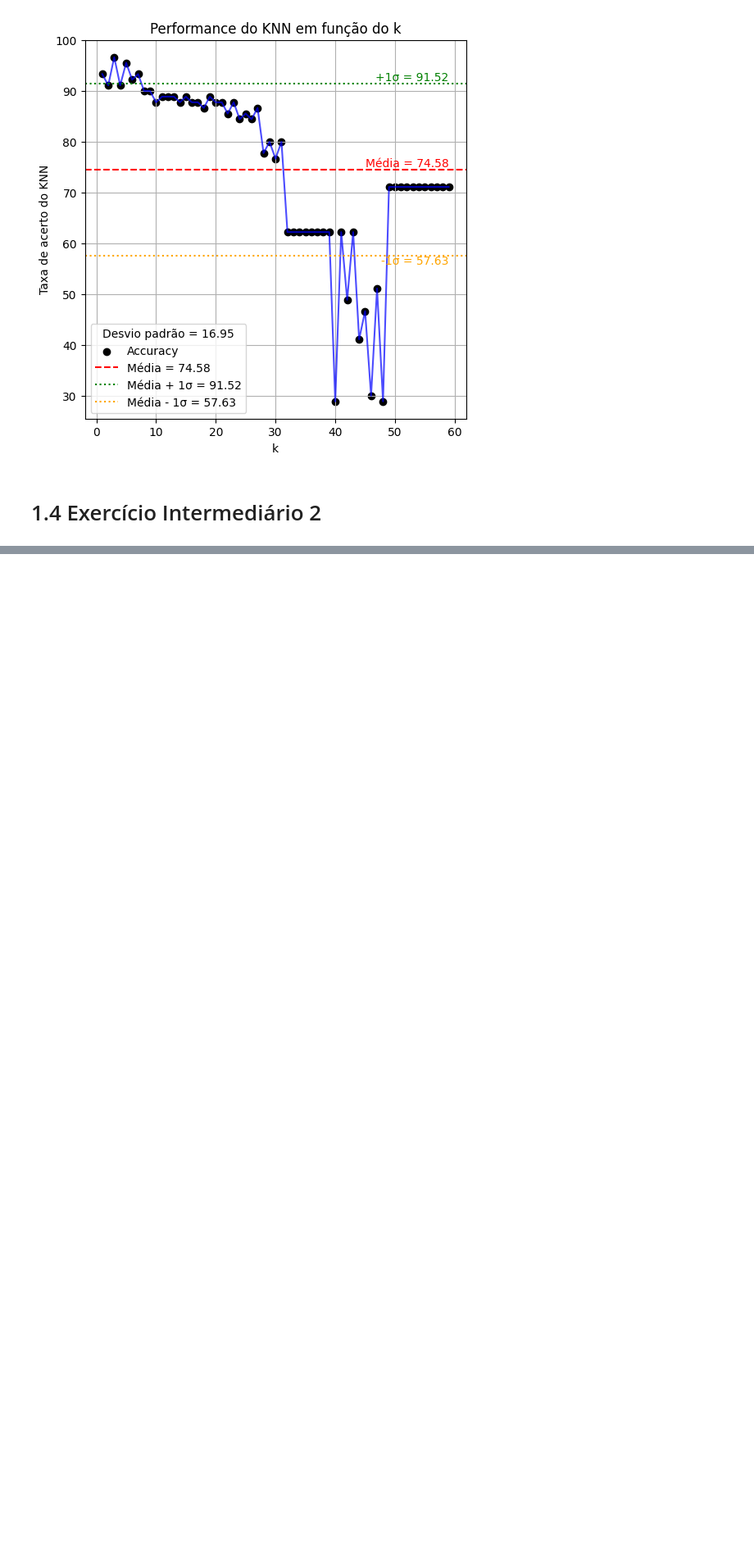
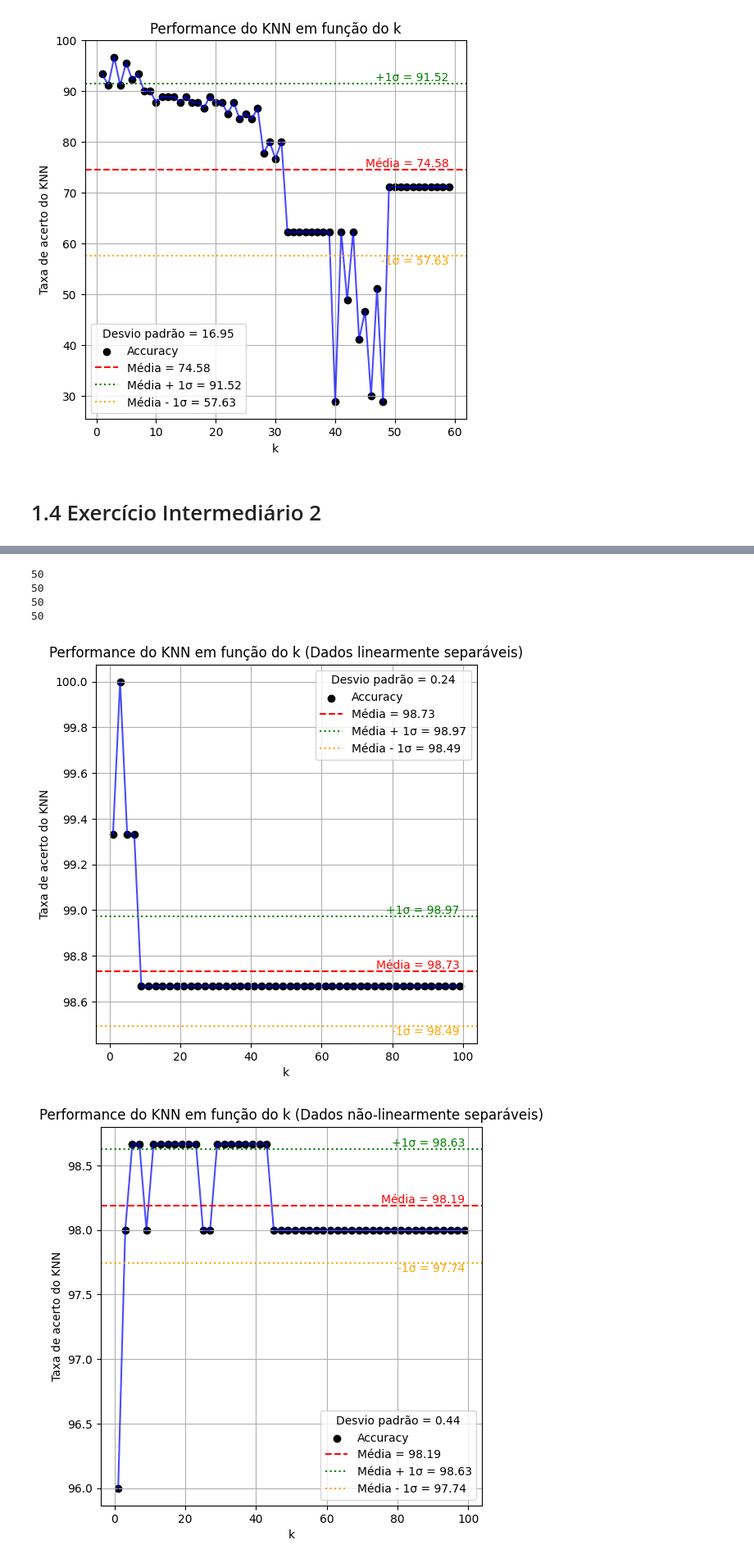
Before and after one commit to gvcf20/IRP, a Jupyter notebook: python/KNN/KNN_Ponderado.ipynb, the cells around one changed output, grey strips where cells are left out. Shown at 82% size. Drawn from its saved outputs; the diff is of its cells as text; code cells hidden in the pictures; blank space fills up the shorter version.

Commit message:
Atividade sobre o KNN ponderado finalizada

```diff
--- a/python/KNN/KNN_Ponderado.ipynb
+++ b/python/KNN/KNN_Ponderado.ipynb
@@ -228,0 +360,48 @@ k = 59 → Accuracy = 71.11
+# %%
+def plot_knn_ponderado(X_train, y_train, X_test,y_test, k, linear = True):
+    xgrid = range(1,100,2)
+
+    accuracy = []
+    for k in xgrid:
+
+        Q, y_pred = knn_ponderado(X_train, y_train, X_test, k)
+        blues, reds = get_labels(Q, y_pred)
+        acc = accuracy_percentage(y_pred, y_test)
+        accuracy.append(acc)
+
+        # print(f'k = {k} → Accuracy = {round(acc,2)}')
+
+    mean = np.mean(accuracy)
+    std = np.std(accuracy)
+
+    plt.figure(figsize=(6,6))
+    plt.scatter(xgrid, accuracy, color='black', marker='o', label="Accuracy")
+    plt.plot(xgrid, accuracy, color="blue", linestyle="-", alpha=0.7)
+
+
+    plt.axhline(mean, color='red', linestyle='--', label=f"Média = {mean:.2f}")
+    plt.axhline(mean + std, color='green', linestyle=':', label=f"Média + 1σ = {mean + std:.2f}")
+    plt.axhline(mean - std, color='orange', linestyle=':', label=f"Média - 1σ = {mean - std:.2f}")
+
+    plt.text(xgrid[-1], mean + std, f"+1σ = {mean + std:.2f}", color='green', va='bottom', ha='right')
+    plt.text(xgrid[-1], mean - std, f"-1σ = {mean - std:.2f}", color='orange', va='top', ha='right')
+    plt.text(xgrid[-1], mean, f"Média = {mean:.2f}", color='red', va='bottom', ha='right')
+
+    if linear == True:
+        plt.title('Performance do KNN em função do k (Dados linearmente separáveis)')
+    else:
+        plt.title('Performance do KNN em função do k (Dados não-linearmente separáveis)')
+    plt.xlabel('k')
+    plt.ylabel("Taxa de acerto do KNN")
+    plt.legend(title=f"Desvio padrão = {std:.2f}")
+    plt.grid(True)
+# %%
+plot_knn_ponderado(X_lin_train,y_lin_train, X_lin_test,y_lin_test, k, linear=True)
+plot_knn_ponderado(X_non_train,y_non_train, X_non_test,y_non_test, k, linear=False)
+# %% [output]
+50
+50
+50
+50
+[figure, added]
+[figure, added]
```
Also changed, not shown: parts of 5 cells of this notebook, 2 other files.
